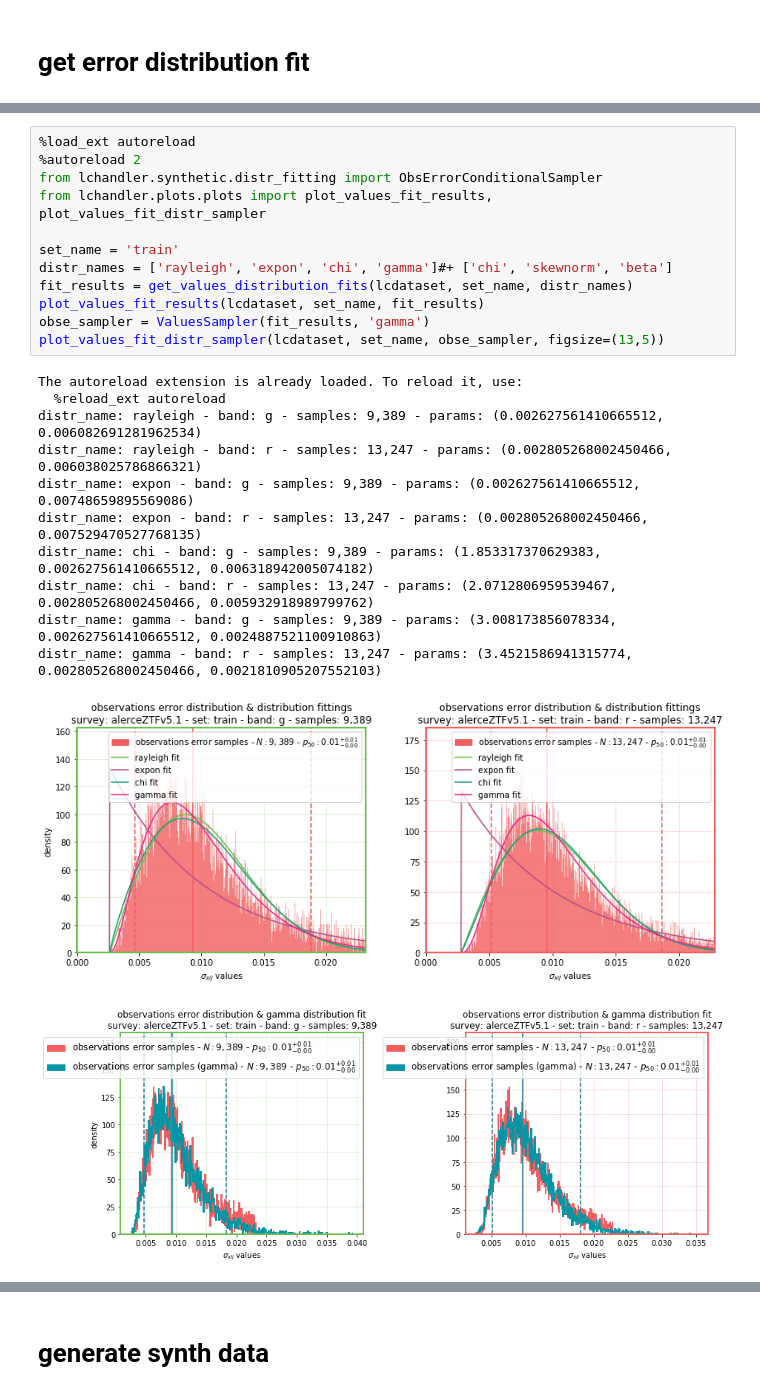
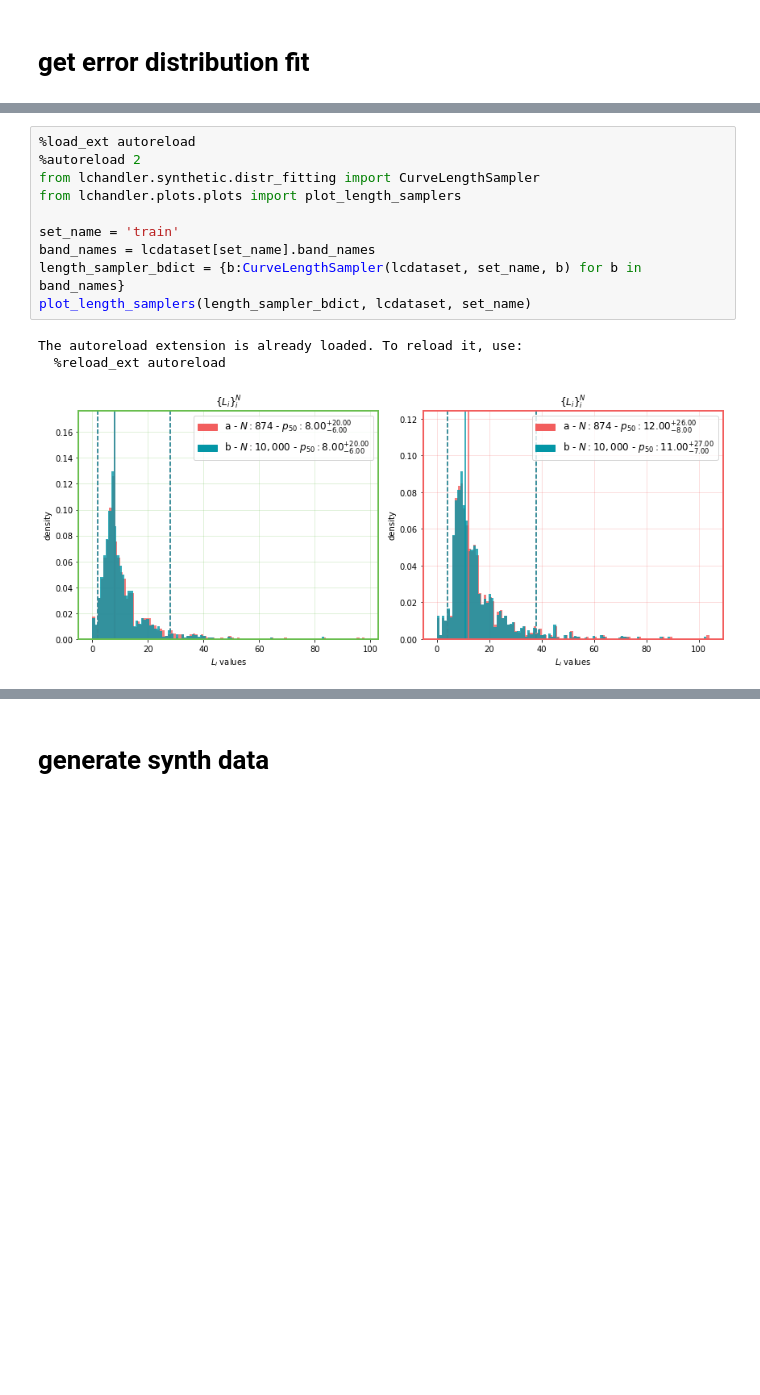
Before and after one commit to oscarpimentel/astro-lightcurves-handler, a Jupyter notebook: experiments/notebooks/create_parametric_model_dataset.ipynb, the cells around one changed output, grey strips where cells are left out. Saved outputs shown, nothing was run; the diff lists cells and outputs as text; blank space fills up the shorter version.

```diff
--- a/experiments/notebooks/create_parametric_model_dataset.ipynb
+++ b/experiments/notebooks/create_parametric_model_dataset.ipynb
@@ -79,25 +77,14 @@ The autoreload extension is already loaded. To reload it, use:
 # %%
 %load_ext autoreload
 %autoreload 2
-from lchandler.synthetic.distr_fitting import ObsErrorConditionalSampler
-from lchandler.plots.plots import plot_values_fit_results, plot_values_fit_distr_sampler
+from lchandler.synthetic.distr_fitting import CurveLengthSampler
+from lchandler.plots.plots import plot_length_samplers
 
 set_name = 'train'
-distr_names = ['rayleigh', 'expon', 'chi', 'gamma']#+ ['chi', 'skewnorm', 'beta']
-fit_results = get_values_distribution_fits(lcdataset, set_name, distr_names)
-plot_values_fit_results(lcdataset, set_name, fit_results)
-obse_sampler = ValuesSampler(fit_results, 'gamma')
-plot_values_fit_distr_sampler(lcdataset, set_name, obse_sampler, figsize=(13,5))
+band_names = lcdataset[set_name].band_names
+length_sampler_bdict = {b:CurveLengthSampler(lcdataset, set_name, b) for b in band_names}
+plot_length_samplers(length_sampler_bdict, lcdataset, set_name)
 # %% [output]
 The autoreload extension is already loaded. To reload it, use:
   %reload_ext autoreload
-distr_name: rayleigh - band: g - samples: 9,389 - params: (0.002627561410665512, 0.006082691281962534)
-distr_name: rayleigh - band: r - samples: 13,247 - params: (0.002805268002450466, 0.006038025786866321)
-distr_name: expon - band: g - samples: 9,389 - params: (0.002627561410665512, 0.00748659895569086)
-distr_name: expon - band: r - samples: 13,247 - params: (0.002805268002450466, 0.007529470527768135)
-distr_name: chi - band: g - samples: 9,389 - params: (1.853317370629383, 0.002627561410665512, 0.006318942005074182)
-distr_name: chi - band: r - samples: 13,247 - params: (2.0712806959539467, 0.002805268002450466, 0.005932918989799762)
-distr_name: gamma - band: g - samples: 9,389 - params: (3.008173856078334, 0.002627561410665512, 0.0024887521100910863)
-distr_name: gamma - band: r - samples: 13,247 - params: (3.4521586941315774, 0.002805268002450466, 0.0021810905207552103)
-[figure, old version]
+[figure, new version]
-[figure, removed]
```
Also changed, not shown: parts of 3 cells of this notebook, 3 other files.
